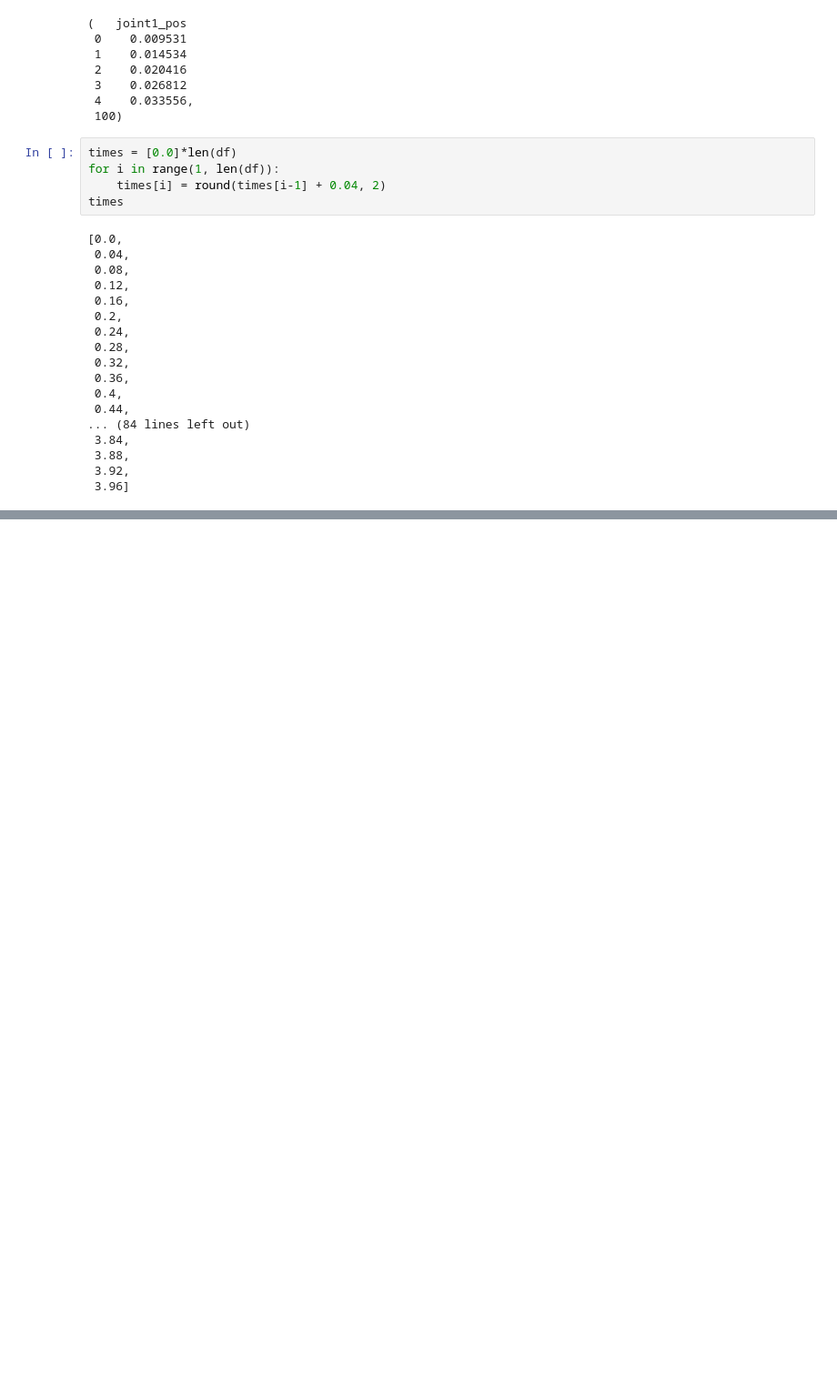
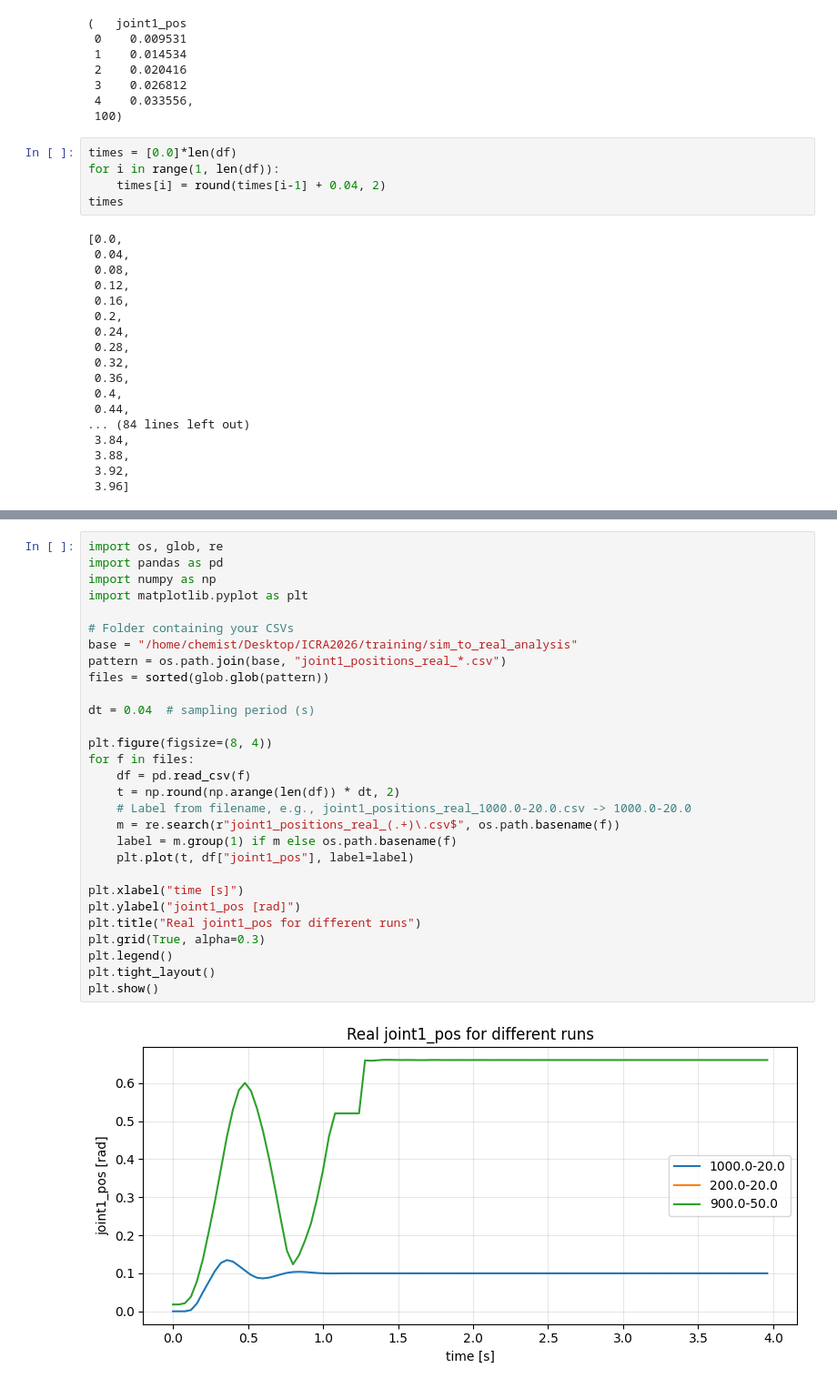
Before and after one commit to RL-Sim-to-Real/training, a Jupyter notebook: sim_to_real_analysis/visualize.ipynb, the cells around one changed output, grey strips where cells are left out. Shown at 91% size. Saved outputs shown, nothing was run; the diff lists cells and outputs as text; blank space fills up the shorter version.

```diff
--- a/sim_to_real_analysis/visualize.ipynb
+++ b/sim_to_real_analysis/visualize.ipynb
@@ -78,0 +79,31 @@ plt.show()
+# %%
+import os, glob, re
+import pandas as pd
+import numpy as np
+import matplotlib.pyplot as plt
+
+# Folder containing your CSVs
+base = "/home/chemist/Desktop/ICRA2026/training/sim_to_real_analysis"
+pattern = os.path.join(base, "joint1_positions_real_*.csv")
+files = sorted(glob.glob(pattern))
+
+dt = 0.04  # sampling period (s)
+
+plt.figure(figsize=(8, 4))
+for f in files:
+    df = pd.read_csv(f)
+    t = np.round(np.arange(len(df)) * dt, 2)
+    # Label from filename, e.g., joint1_positions_real_1000.0-20.0.csv -> 1000.0-20.0
+    m = re.search(r"joint1_positions_real_(.+)\.csv$", os.path.basename(f))
+    label = m.group(1) if m else os.path.basename(f)
+    plt.plot(t, df["joint1_pos"], label=label)
+
+plt.xlabel("time [s]")
+plt.ylabel("joint1_pos [rad]")
+plt.title("Real joint1_pos for different runs")
+plt.grid(True, alpha=0.3)
+plt.legend()
+plt.tight_layout()
+plt.show()
+# %% [output]
+[figure, added]
```
Also changed, not shown: parts of 2 cells of this notebook, 18 other files.
